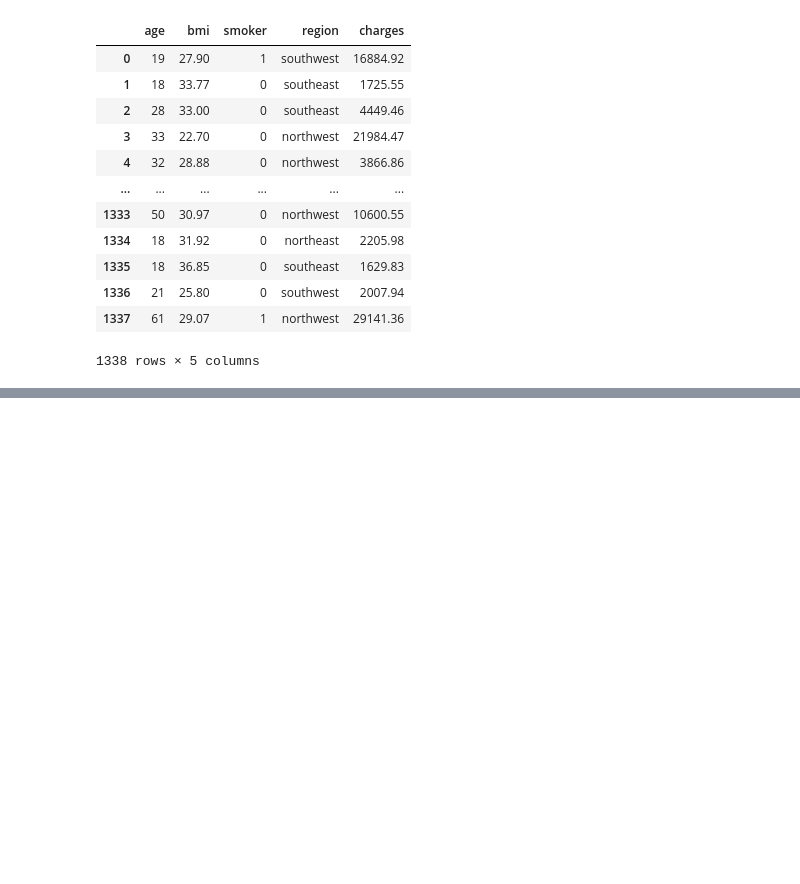
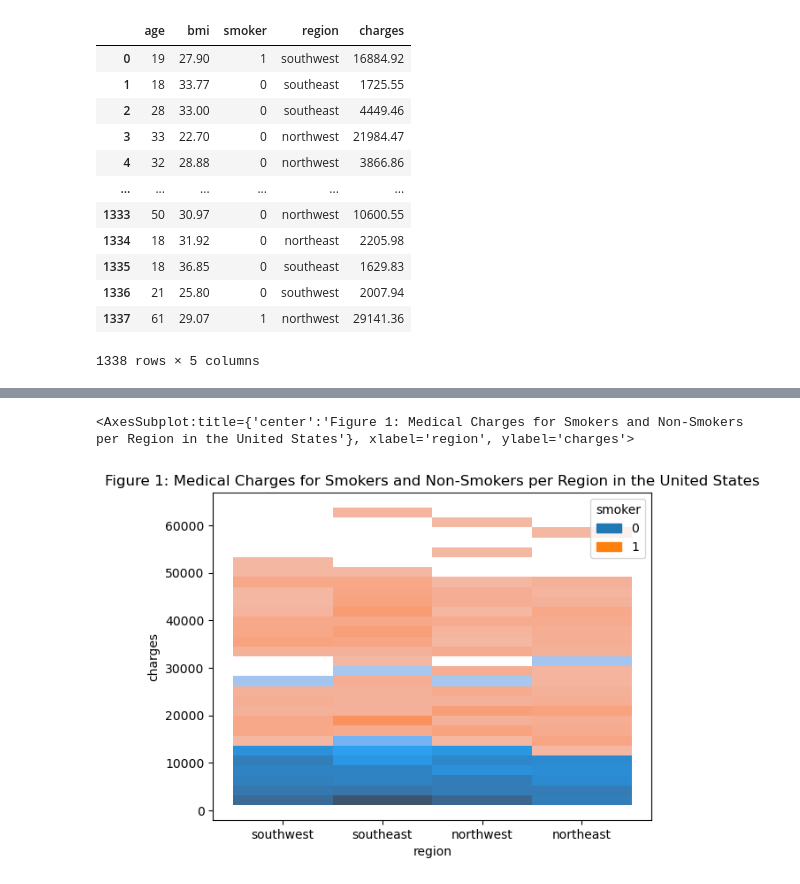
Before and after one commit to ubco-W2022T1-cosc301/project-group44, a Jupyter notebook: notebooks/analysis1.ipynb, the cells around one changed output, grey strips where cells are left out. Saved outputs shown, nothing was run; the diff lists cells and outputs as text; code cells hidden in the pictures; blank space fills up the shorter version.

```diff
--- a/notebooks/analysis1.ipynb
+++ b/notebooks/analysis1.ipynb
@@ -211,0 +285,6 @@ df_clean
+# %%
+plt.title("Figure 1: Medical Charges for Smokers and Non-Smokers per Region in the United States")
+sns.histplot(data = df_clean, x ='region', y = 'charges', hue = 'smoker')
+# %% [output]
+<AxesSubplot:title={'center':'Figure 1: Medical Charges for Smokers and Non-Smokers per Region in the United States'}, xlabel='region', ylabel='charges'>
+[figure, added]
```
Also changed, not shown: parts of 24 cells of this notebook.
